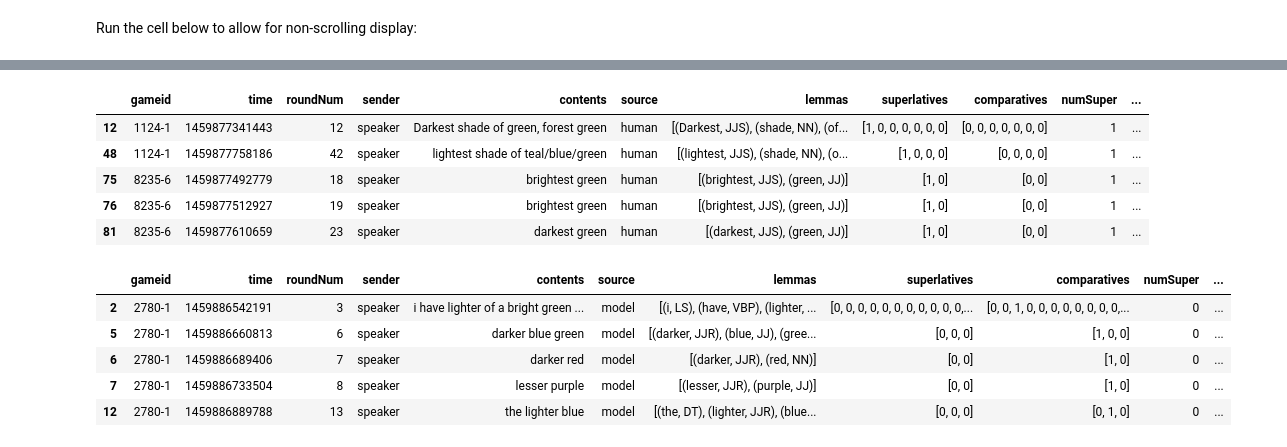
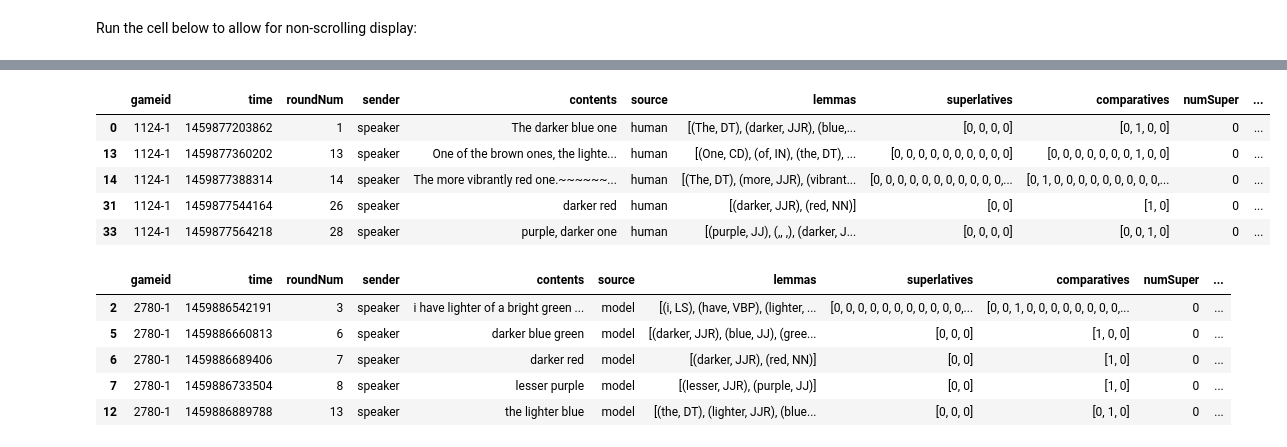
Before and after one commit to futurulus/coop-nets, a Jupyter notebook: behavioralAnalysis/tagPOS.ipynb, the cells around one changed output, grey strips where cells are left out. Drawn from its saved outputs; the diff is of its cells as text; code cells hidden in the pictures.

```diff
--- a/behavioralAnalysis/tagPOS.ipynb
+++ b/behavioralAnalysis/tagPOS.ipynb
@@ -99,7 +99,7 @@ def is_comparative(word, pos, check_lemmatizer=False):
 # %% [markdown]
 ## Data analysis
 # %%
-d_human = (pd.read_csv('humanOutput/colorReferenceMessage2.csv', escapechar='\\')
+d_human = (pd.read_csv('humanOutput/colorReferenceMessage2.csv')
      .assign(source = 'human'))
 d_model = (pd.read_csv('modelOutput/speaker_reccontext_tuned_sampled_message.csv')
      .assign(source = 'model'))
@@ -154,14 +154,14 @@ IPython.OutputArea.auto_scroll_threshold = 9999;
 # %% [output]
 [interactive output not drawn]
 # %%
-d.query('numSuper > 0').head()
+d.query('numComp > 0').head()
 # %% [output]
 |  | gameid | time | roundNum | sender | contents | source | lemmas | superlatives | comparatives | numSuper | ... |
-| 12 | 1124-1 | 1459877341443 | 12 | speaker | Darkest shade of green, forest green | human | [(Darkest, JJS), (shade, NN), (of... | [1, 0, 0, 0, 0, 0, 0] | [0, 0, 0, 0, 0, 0, 0] | 1 | ... |
-| 48 | 1124-1 | 1459877758186 | 42 | speaker | lightest shade of teal/blue/green | human | [(lightest, JJS), (shade, NN), (o... | [1, 0, 0, 0] | [0, 0, 0, 0] | 1 | ... |
-| 75 | 8235-6 | 1459877492779 | 18 | speaker | brightest green | human | [(brightest, JJS), (green, JJ)] | [1, 0] | [0, 0] | 1 | ... |
-| 76 | 8235-6 | 1459877512927 | 19 | speaker | brightest green | human | [(brightest, JJS), (green, JJ)] | [1, 0] | [0, 0] | 1 | ... |
-| 81 | 8235-6 | 1459877610659 | 23 | speaker | darkest green | human | [(darkest, JJS), (green, JJ)] | [1, 0] | [0, 0] | 1 | ... |
+| 0 | 1124-1 | 1459877203862 | 1 | speaker | The darker blue one | human | [(The, DT), (darker, JJR), (blue,... | [0, 0, 0, 0] | [0, 1, 0, 0] | 0 | ... |
+| 13 | 1124-1 | 1459877360202 | 13 | speaker | One of the brown ones, the lighte... | human | [(One, CD), (of, IN), (the, DT), ... | [0, 0, 0, 0, 0, 0, 0, 0, 0, 0] | [0, 0, 0, 0, 0, 0, 0, 1, 0, 0] | 0 | ... |
+| 14 | 1124-1 | 1459877388314 | 14 | speaker | The more vibrantly red one.~~~~~~... | human | [(The, DT), (more, JJR), (vibrant... | [0, 0, 0, 0, 0, 0, 0, 0, 0, 0, 0,... | [0, 1, 0, 0, 0, 0, 0, 0, 0, 0, 0,... | 0 | ... |
+| 31 | 1124-1 | 1459877544164 | 26 | speaker | darker red | human | [(darker, JJR), (red, NN)] | [0, 0] | [1, 0] | 0 | ... |
+| 33 | 1124-1 | 1459877564218 | 28 | speaker | purple, darker one | human | [(purple, JJ), (,, ,), (darker, J... | [0, 0, 0, 0] | [0, 0, 1, 0] | 0 | ... |
 # %%
 d.query('numComp > 0 & source == "model"').head()
 # %% [output]
```
Also changed, not shown: parts of 2 cells of this notebook, 1 other file.
